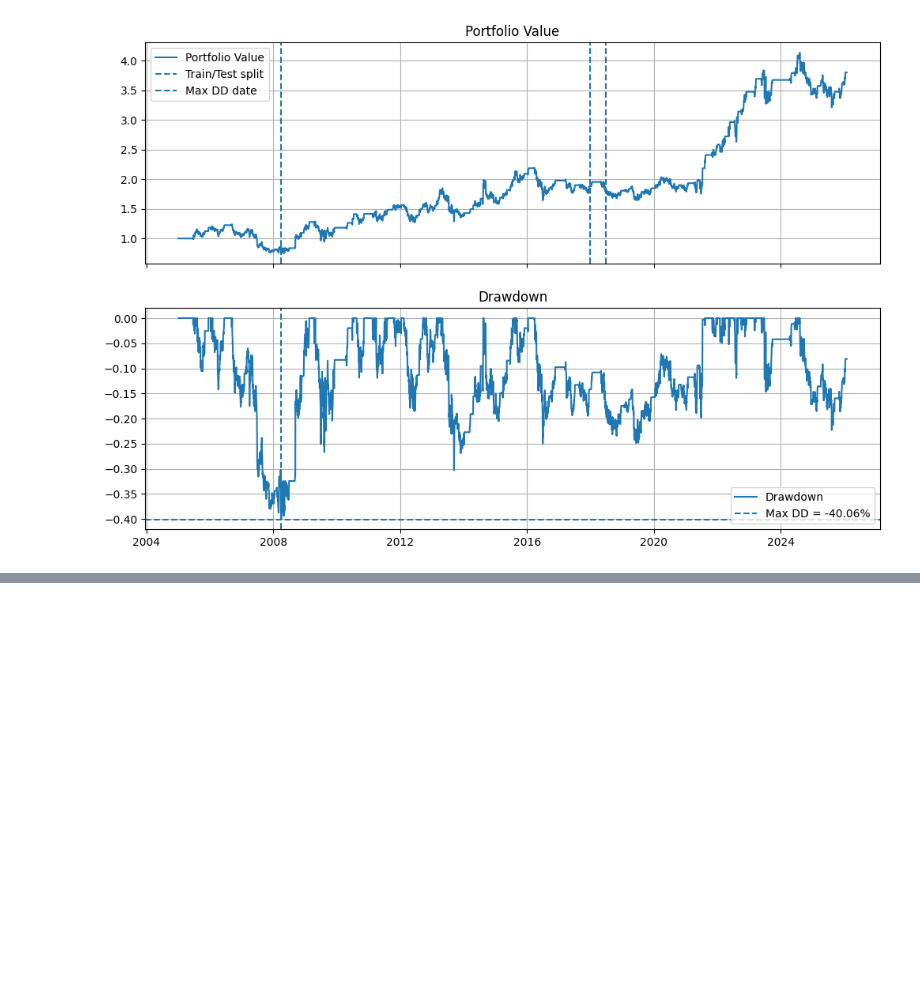
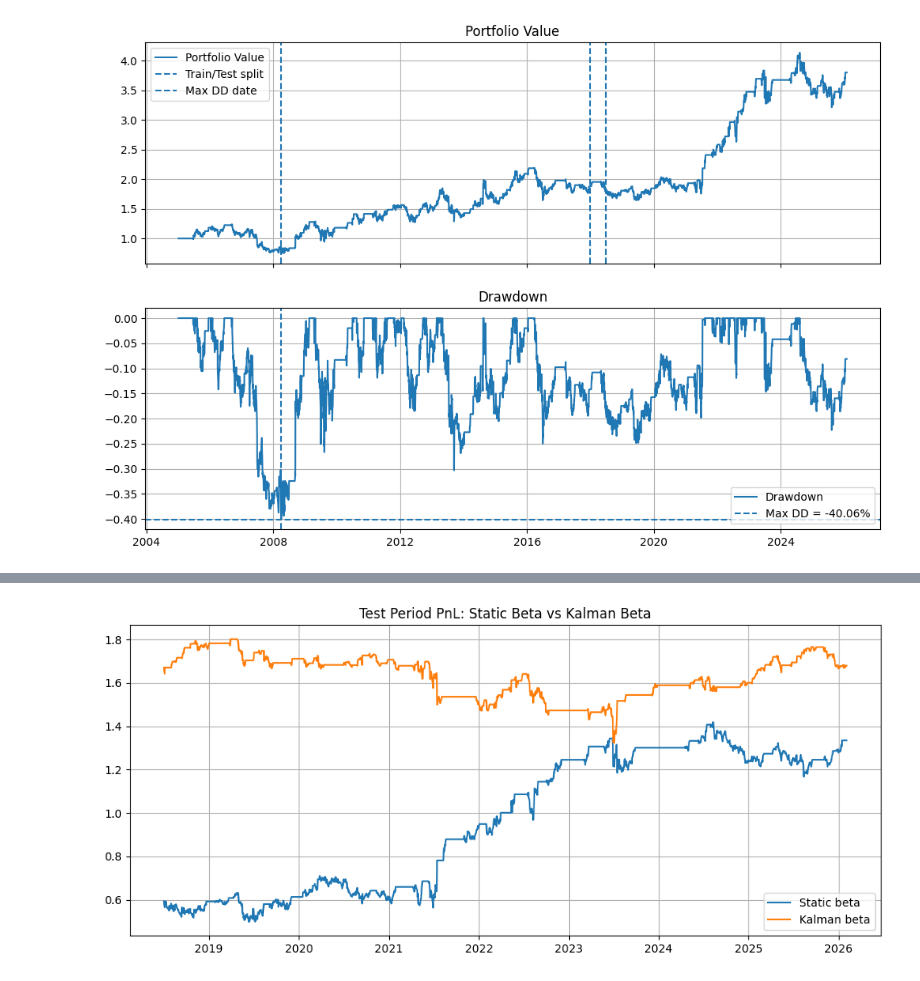
Before and after one commit to wiktorgrocholewski/Spring2026-TIC, a Jupyter notebook: 6_mean_reversion_strategy/Strategy Antonio.ipynb, the cells around one changed output, grey strips where cells are left out. Drawn from its saved outputs; the diff is of its cells as text; code cells hidden in the pictures; blank space fills up the shorter version.

```diff
--- a/6_mean_reversion_strategy/Strategy Antonio.ipynb
+++ b/6_mean_reversion_strategy/Strategy Antonio.ipynb
@@ -472,0 +595,18 @@ Date of maximum drawdown: 2008-04-01 00:00:00
+# %%
+# Kalman cumulative PnL
+prices_kf["cum_pnl_kf"] = prices_kf["strategy_ret_kf"].cumsum()
+
+# Keep only test period
+test_static = prices[prices["Date"] > gap_end].copy()
+test_kf = prices_kf[prices_kf["Date"] > gap_end].copy()
+
+plt.figure(figsize=(12,5))
+plt.plot(test_static["Date"], test_static["cum_pnl"], label="Static beta")
+plt.plot(test_kf["Date"], test_kf["cum_pnl_kf"], label="Kalman beta")
+
+plt.title("Test Period PnL: Static Beta vs Kalman Beta")
+plt.legend()
+plt.grid(True)
+plt.show()
+# %% [output]
+[figure, added]
```
Also changed, not shown: parts of 9 cells of this notebook.
